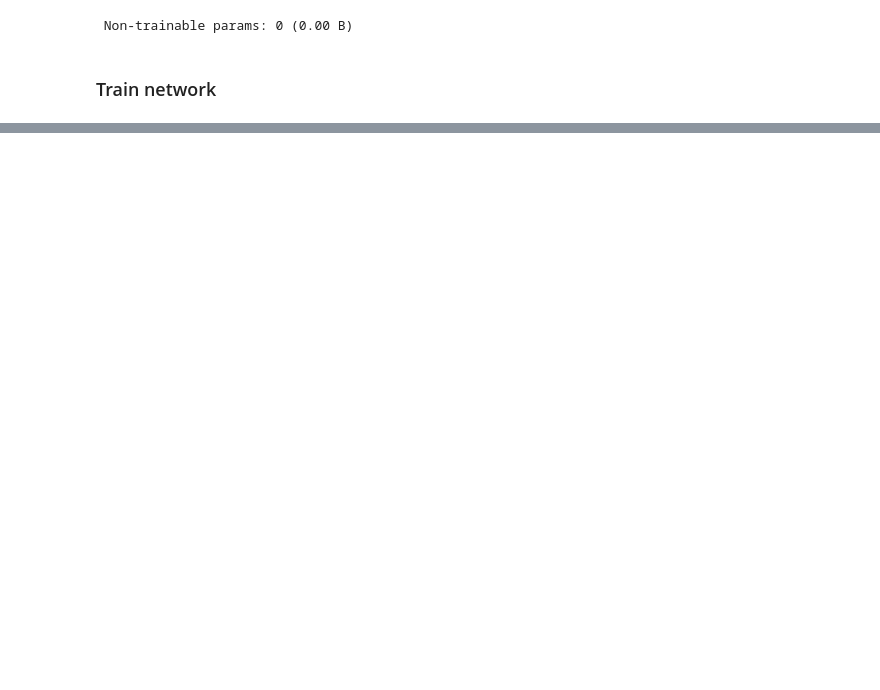
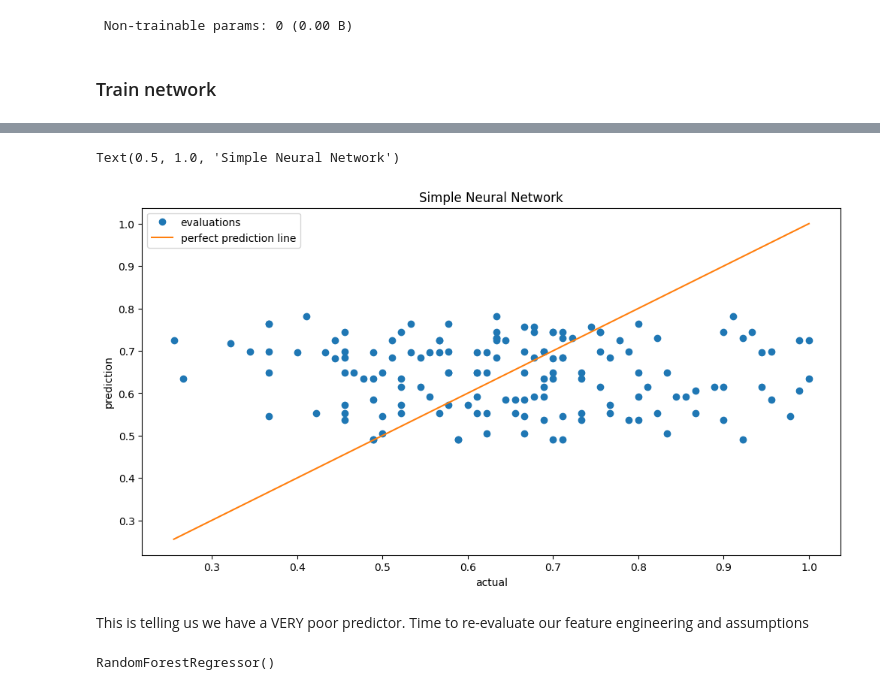
Before and after one commit to unded666/MeshTask, a Jupyter notebook: Student Score Analysis.ipynb, the cells around one changed output, grey strips where cells are left out. Drawn from its saved outputs; the diff is of its cells as text; code cells hidden in the pictures; blank space fills up the shorter version.

```diff
--- a/Student Score Analysis.ipynb
+++ b/Student Score Analysis.ipynb
@@ -451,0 +523,2 @@ Model: "sequential"
+# %%
+test_predictions = NN.predict(val_x)
@@ -451,0 +529,13 @@ Model: "sequential"
+# %%
+plt.plot(val_y, test_predictions, 'o', label = 'evaluations')
+line = [val_y.min(), val_y.max()]
+plt.plot(line, line, label = 'perfect prediction line')
+plt.legend()
+plt.xlabel('actual')
+plt.ylabel('prediction')
+plt.title('Simple Neural Network')
+# %% [output]
+Text(0.5, 1.0, 'Simple Neural Network')
+[figure, added]
+# %% [markdown]
+This is telling us we have a VERY poor predictor. Time to re-evaluate our feature engineering and assumptions
@@ -451,0 +546,4 @@ Model: "sequential"
+# %%
+Tree.fit(train_x, train_y)
+# %% [output]
+RandomForestRegressor()
```
Also changed, not shown: parts of 21 cells of this notebook.
